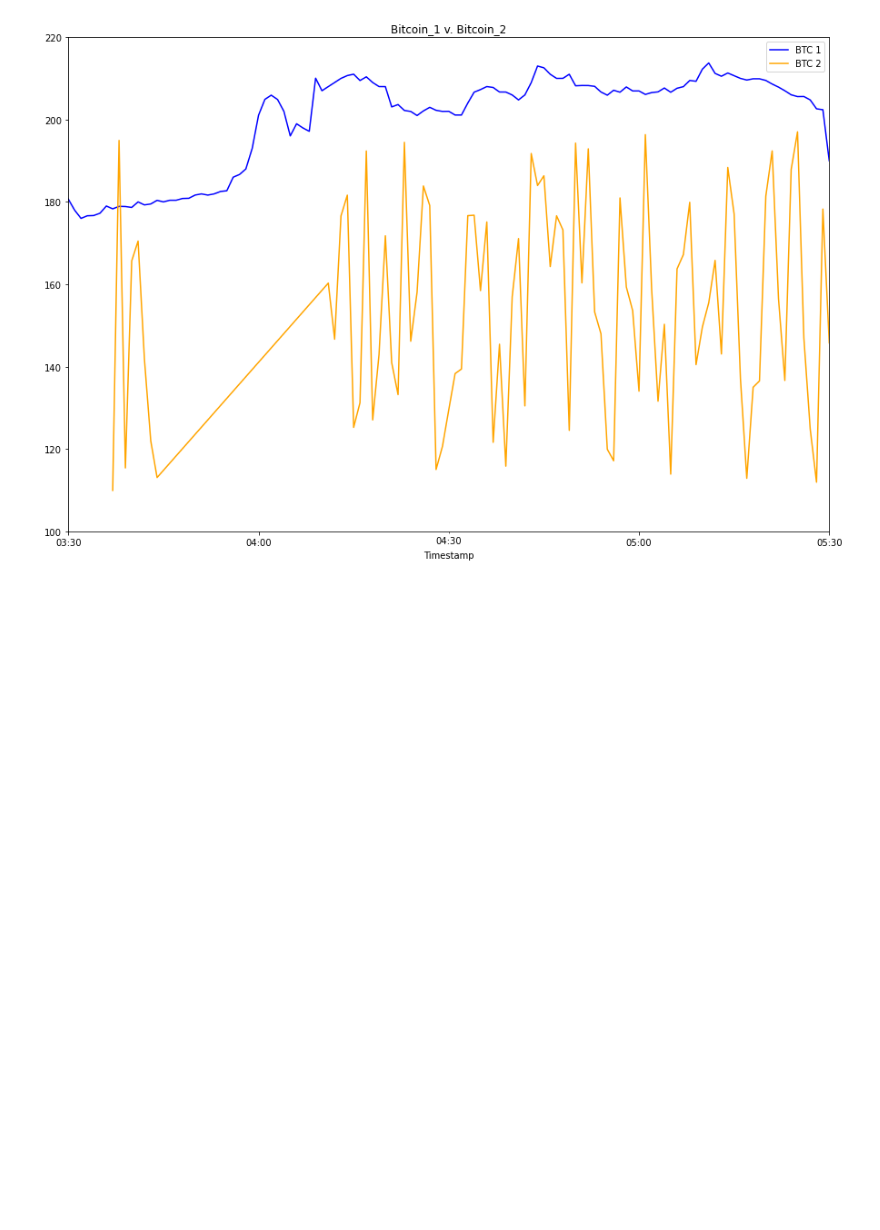
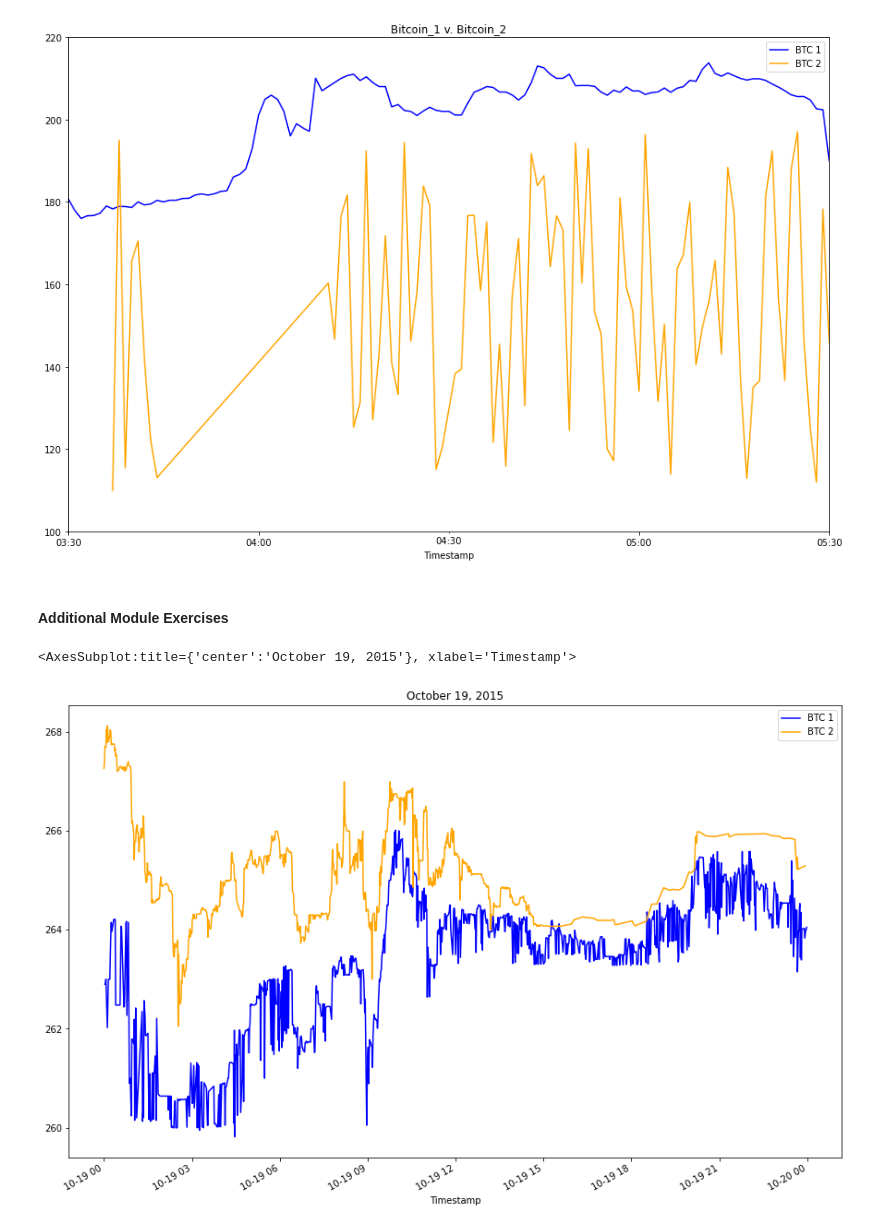
Before and after one commit to jpweldon/Module_3_Practice, a Jupyter notebook: 03_Bitcoin_Month_Week_Day/Bitcoin_Month_Week_Day.ipynb, the cells around one changed output. Saved outputs shown, nothing was run; the diff lists cells and outputs as text; code cells hidden in the pictures; blank space fills up the shorter version.

Commit message:
Add Exercises to 03_Bitcoin_Month_Week_Day

```diff
--- a/03_Bitcoin_Month_Week_Day/Bitcoin_Month_Week_Day.ipynb
+++ b/03_Bitcoin_Month_Week_Day/Bitcoin_Month_Week_Day.ipynb
@@ -150,3 +150,14 @@ bitcoin_2['Close'].loc["2015-01-14 03:30:00" : "2015-01-14 05:30:00"].plot(legen
 # %% [output]
 (100.0, 220.0)
 [figure]
+# %% [markdown]
+#### Additional Module Exercises
+# %%
+# Code to plot the price movement for both bitcoin_1 and bitcoin_2 for October 19, 2015
+bitcoin_1['Close'].loc['2015-10-19'].plot(
+    legend=True, figsize=(15, 10), title="October 19, 2015", color="blue", label="BTC 1")
+bitcoin_2['Close'].loc['2015-10-19'].plot(
+    legend=True, figsize=(15, 10), color="orange", label="BTC 2")
+# %% [output]
+<AxesSubplot:title={'center':'October 19, 2015'}, xlabel='Timestamp'>
+[figure, added]
```
Also changed, not shown: parts of 12 cells of this notebook.
